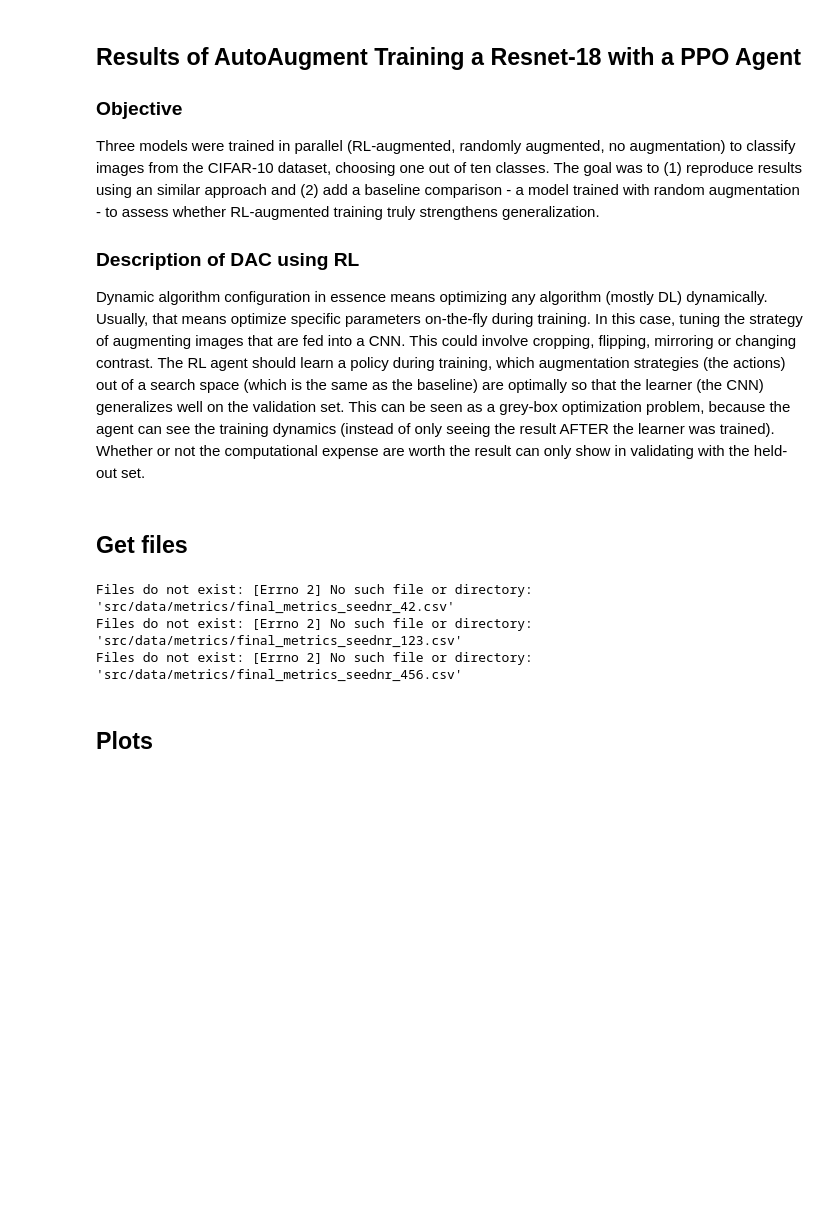
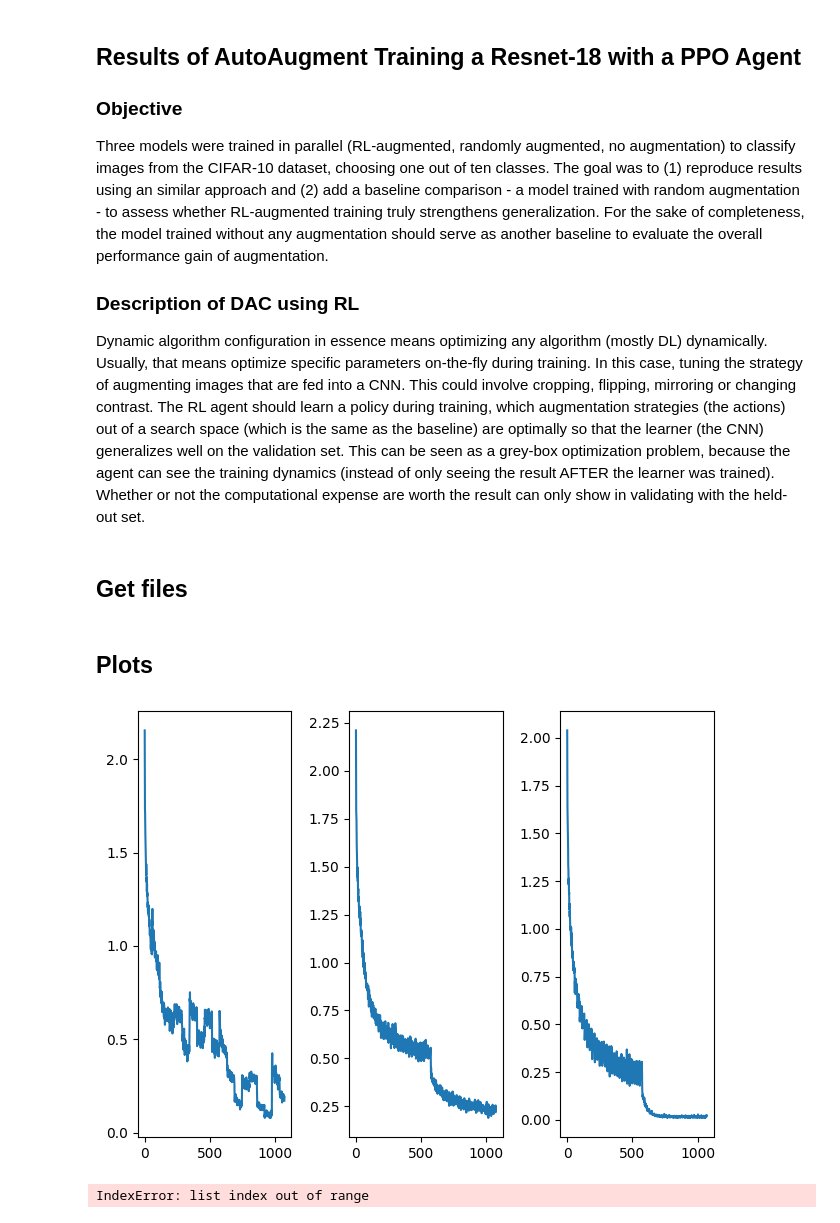
Before and after one commit to LiebenHaider/RLExam, a Jupyter notebook: src/Plots.ipynb, the cells around one changed output. Saved outputs shown, nothing was run; the diff lists cells and outputs as text; code cells hidden in the pictures; blank space fills up the shorter version.

Commit message:
Finished training & update requirements

```diff
--- a/src/Plots.ipynb
+++ b/src/Plots.ipynb
@@ -34,12 +1,14 @@ torch.Size([10, 3, 32, 32])
 # %% [markdown]
 ## Results of AutoAugment Training a Resnet-18 with a PPO Agent
 ### Objective
-Three models were trained in parallel (RL-augmented, randomly augmented, no augmentation) to classify images from the CIFAR-10 dataset, choosing one out of ten classes. The goal was to (1) reproduce results using an similar approach and (2) add a baseline comparison - a model trained with random augmentation - to assess whether RL-augmented training truly strengthens generalization.
+Three models were trained in parallel (RL-augmented, randomly augmented, no augmentation) to classify images from the CIFAR-10 dataset, choosing one out of ten classes. The goal was to (1) reproduce results using an similar approach and (2) add a baseline comparison - a model trained with random augmentation - to assess whether RL-augmented training truly strengthens generalization. For the sake of completeness, the model trained without any augmentation should serve as another baseline to evaluate the overall performance gain of augmentation.
 ### Description of DAC using RL
 Dynamic algorithm configuration in essence means optimizing any algorithm (mostly DL) dynamically. Usually, that means optimize specific parameters on-the-fly during training. In this case, tuning the strategy of augmenting images that are fed into a CNN. This could involve cropping, flipping, mirroring or changing contrast. The RL agent should learn a policy during training, which augmentation strategies (the actions) out of a search space (which is the same as the baseline) are optimally so that the learner (the CNN) generalizes well on the validation set. This can be seen as a grey-box optimization problem, because the agent can see the training dynamics (instead of only seeing the result AFTER the learner was trained). Whether or not the computational expense are worth the result can only show in validating with the held-out set.
 # %% [markdown]
 ## Get files
 # %%
+from ast import literal_eval
+import numpy as np
 import pandas as pd
 import matplotlib.pyplot as plt
 import seaborn as sns
@@ -50,26 +19,42 @@ trainingmetrics_list = []
 testmetrics_list = []
 agentmetrics = []
 
-for seed in SEEDS:
-    METRICS_FILENAME = f"final_metrics_seednr_{seed}.csv"
-    TESTMETRICS_FILENAME = f"final_testmetrics_seednr_{seed}.csv"
-    AGENTPOLICIES_FILENAME = f"agent_policies_seednr_{seed}.csv"
+loss_list_rl_model = []
+loss_list_rand_model = []
+loss_list_base_model = []
+
+acc_list_rl_model = []
+acc_list_rand_model = []
+acc_list_base_model = []
+
+for i, seed in enumerate(SEEDS):
+    METRICS_FILENAME = f"data/metrics/final_metrics_seednr_{seed}.csv"
+    TESTMETRICS_FILENAME = f"data/metrics/final_testmetrics_seednr_{seed}.csv"
+    AGENTPOLICIES_FILENAME = f"data/metrics/agent_policies_seednr_{seed}.csv"
 
     try:
-        # Create paths
-        trainingmetrics_path = os.path.join(METRICS_PATH, METRICS_FILENAME)
-        testmetrics_path = os.path.join(METRICS_PATH, TESTMETRICS_FILENAME)
-        agentmetrics_path = os.path.join(METRICS_PATH, AGENTPOLICIES_FILENAME)
-
         # Get files
-        trainingmetrics_list.append(pd.read_csv(trainingmetrics_path))
-        testmetrics_list.append(pd.read_csv(testmetrics_path))
-        agentmetrics.append(pd.read_csv(agentmetrics_path))
+        trainingmetrics_df = pd.read_csv(METRICS_FILENAME)
+        testmetrics_list.append(pd.read_csv(TESTMETRICS_FILENAME))
+        agentmetrics.append(pd.read_csv(AGENTPOLICIES_FILENAME))
     except Exception as e:
         print(f"Files do not exist: {e}")
+
+    # Convert to np arrays
+    loss_rl = np.array(literal_eval(trainingmetrics_df['rl'][0]))
+    loss_rand = np.array(literal_eval(trainingmetrics_df['random'][0]))
+    loss_base = np.array(literal_eval(trainingmetrics_df['none'][0]))
+
+    loss_list_rl_model.append(loss_rl)
+    loss_list_rand_model.append(loss_rand)
+    loss_list_base_model.append(loss_base)
+
+    acc_rl = np.array(literal_eval(trainingmetrics_df['rl'][1]))
+    acc_rand = np.array(literal_eval(trainingmetrics_df['random'][1]))
+    acc_base = np.array(literal_eval(trainingmetrics_df['none'][1]))
+
+    acc_list_rl_model.append(acc_rl)
+    acc_list_rand_model.append(acc_rand)
+    acc_list_base_model.append(acc_base)
-# %% [output]
-Files do not exist: [Errno 2] No such file or directory: 'src/data/metrics/final_metrics_seednr_42.csv'
-Files do not exist: [Errno 2] No such file or directory: 'src/data/metrics/final_metrics_seednr_123.csv'
-Files do not exist: [Errno 2] No such file or directory: 'src/data/metrics/final_metrics_seednr_456.csv'
 # %% [markdown]
 ## Plots
@@ -116,0 +61,19 @@ plt.show()
+# %%
+import matplotlib.pyplot as plt
+
+n = 56
+avgResult_rl = np.average(loss_list_rl_model[0].reshape(-1, n), axis=1)
+avgResult_rand = np.average(loss_list_rand_model[0].reshape(-1, n), axis=1)
+avgResult_base = np.average(loss_list_base_model[0].reshape(-1, n), axis=1)
+fig, (ax1, ax2, ax3) = plt.subplots(1, 3)
+ax1.plot(avgResult_rl)
+ax2.plot(avgResult_rand)
+ax3.plot(avgResult_base)
+plt.tight_layout()
+plt.show()
+# %% [output]
+[figure, added]
+# %%
+trainingmetrics_list[0]['rl'][1]
+# %% [output]
+IndexError: list index out of range
```
Also changed, not shown: parts of 7 cells of this notebook, 8 other files.
